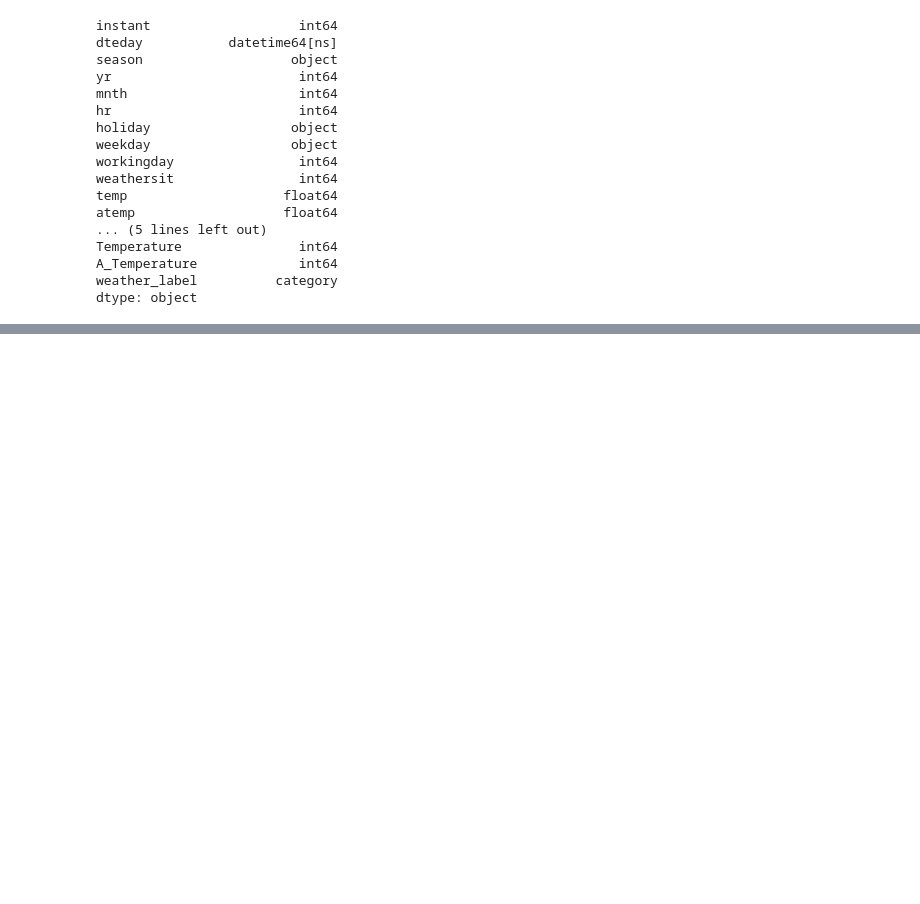
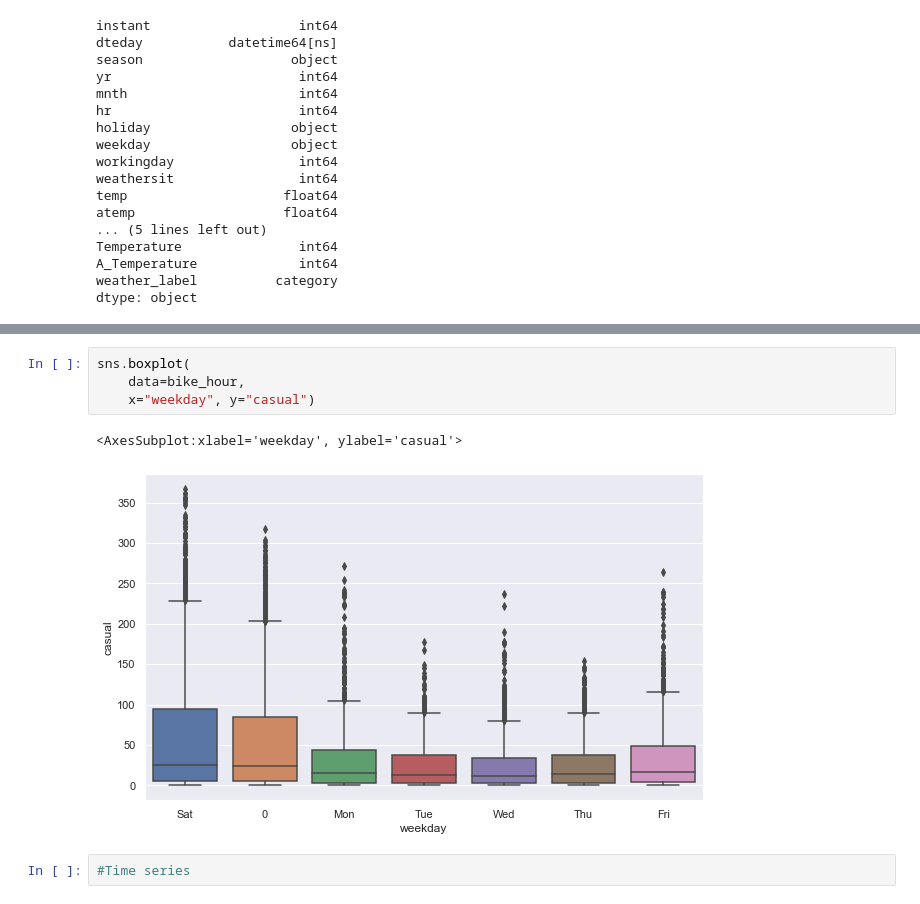
Before and after one commit to movifu1982/Bike-project, a Jupyter notebook: bike 1.ipynb, the cells around one changed output, grey strips where cells are left out. Cells and saved outputs as stored; diff of their text form; blank space fills up the shorter version.

```diff
--- a/bike 1.ipynb
+++ b/bike 1.ipynb
@@ -560,0 +570,9 @@ sns.barplot(
+# %%
+sns.boxplot(
+    data=bike_hour,
+    x="weekday", y="casual")
+# %% [output]
+<AxesSubplot:xlabel='weekday', ylabel='casual'>
+[figure, added]
+# %%
+#Time series
```
Also changed, not shown: parts of 22 cells of this notebook.
